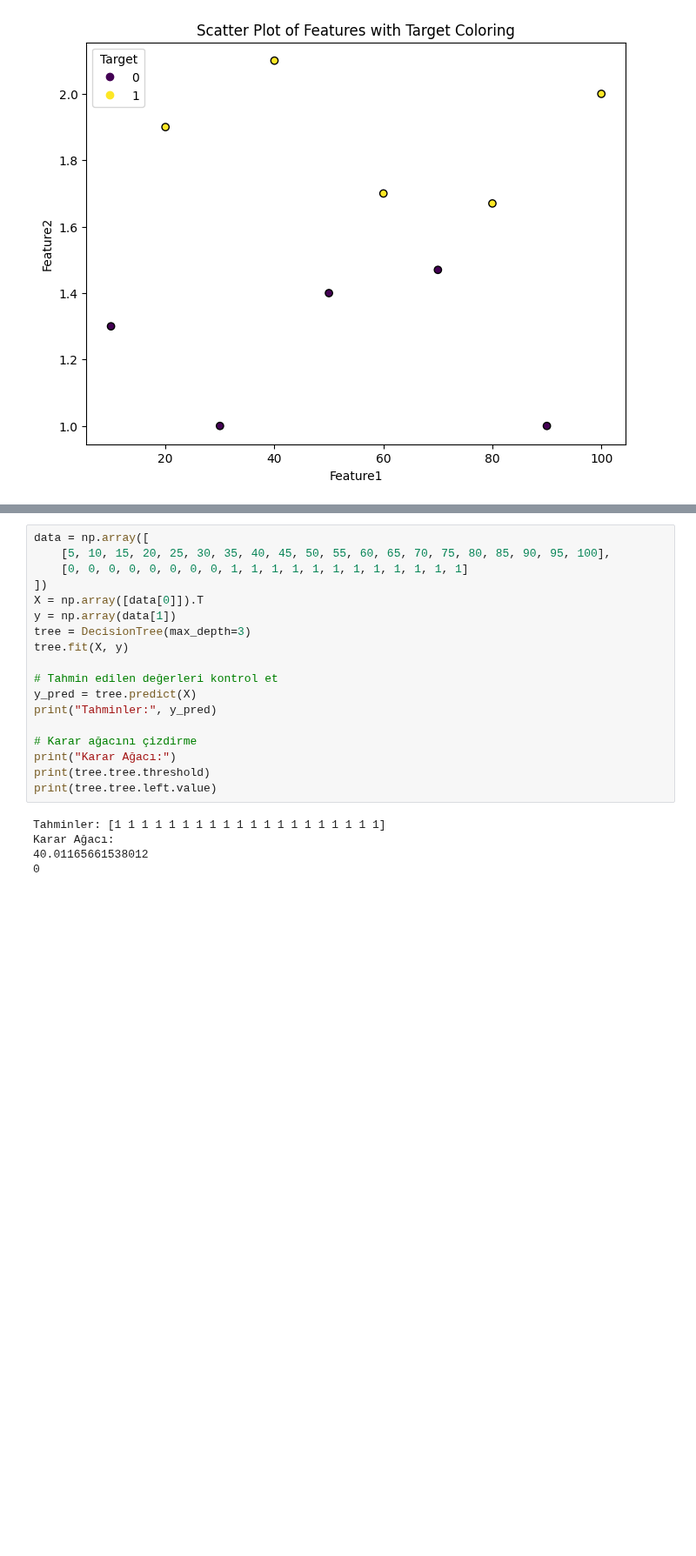
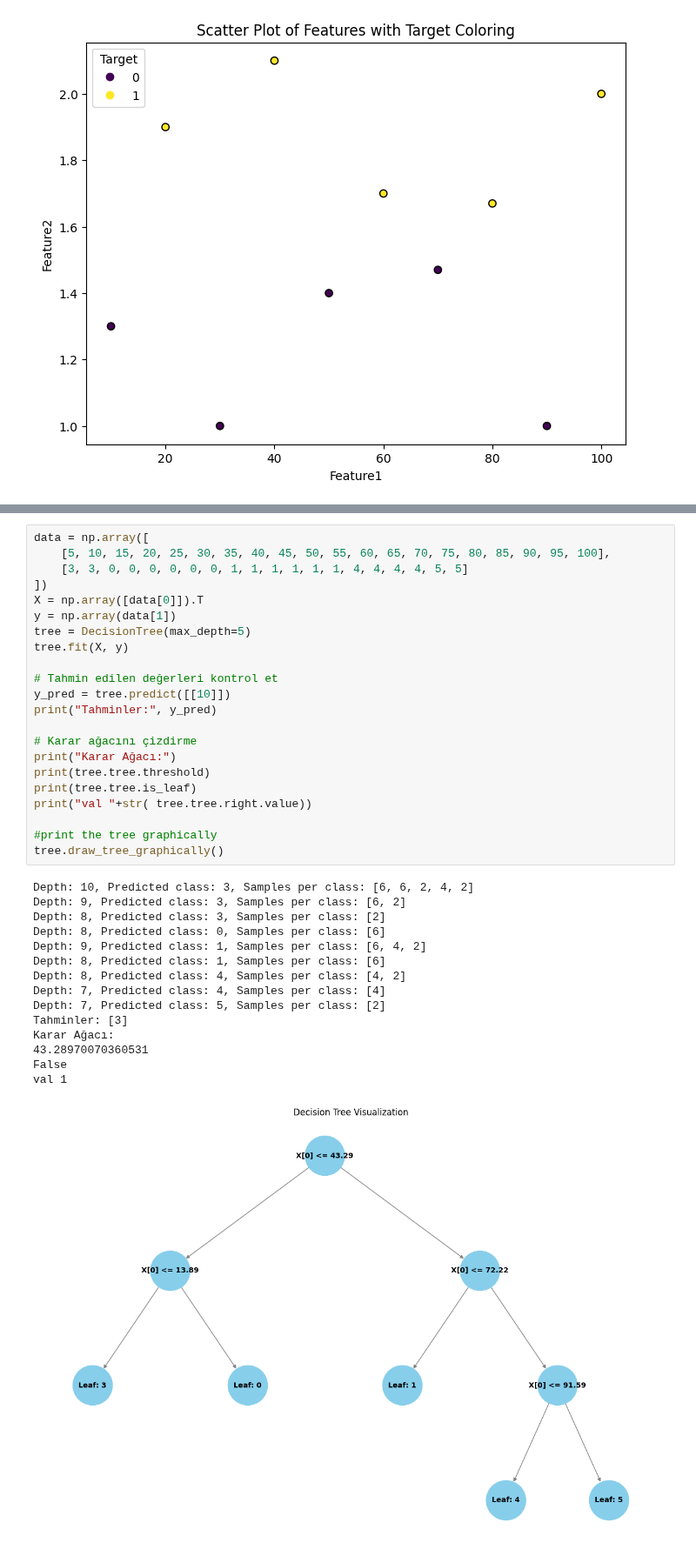
Before and after one commit to fouad1233/machine_learning_tutorials, a Jupyter notebook: 005_descison_tree/main.ipynb, the cells around one changed output, grey strips where cells are left out. Shown at 87% size. Cells and saved outputs as stored; diff of their text form; blank space fills up the shorter version.

Commit message:
The desicion tree work for 1D successfully with visualization

```diff
--- a/005_descison_tree/main.ipynb
+++ b/005_descison_tree/main.ipynb
@@ -174,23 +206,38 @@ class DecisionTree:
 # %%
 data = np.array([
     [5, 10, 15, 20, 25, 30, 35, 40, 45, 50, 55, 60, 65, 70, 75, 80, 85, 90, 95, 100],
-    [0, 0, 0, 0, 0, 0, 0, 0, 1, 1, 1, 1, 1, 1, 1, 1, 1, 1, 1, 1]
+    [3, 3, 0, 0, 0, 0, 0, 0, 1, 1, 1, 1, 1, 1, 4, 4, 4, 4, 5, 5]
 ])
 X = np.array([data[0]]).T
 y = np.array(data[1])
-tree = DecisionTree(max_depth=3)
+tree = DecisionTree(max_depth=5)
 tree.fit(X, y)
 
 # Tahmin edilen değerleri kontrol et
-y_pred = tree.predict(X)
+y_pred = tree.predict([[10]])
 print("Tahminler:", y_pred)
 
 # Karar ağacını çizdirme
 print("Karar Ağacı:")
 print(tree.tree.threshold)
-print(tree.tree.left.value)
+print(tree.tree.is_leaf)
+print("val "+str( tree.tree.right.value))
+
+#print the tree graphically
+tree.draw_tree_graphically()
 # %% [output]
-Tahminler: [1 1 1 1 1 1 1 1 1 1 1 1 1 1 1 1 1 1 1 1]
+Depth: 10, Predicted class: 3, Samples per class: [6, 6, 2, 4, 2]
+Depth: 9, Predicted class: 3, Samples per class: [6, 2]
+Depth: 8, Predicted class: 3, Samples per class: [2]
+Depth: 8, Predicted class: 0, Samples per class: [6]
+Depth: 9, Predicted class: 1, Samples per class: [6, 4, 2]
+Depth: 8, Predicted class: 1, Samples per class: [6]
+Depth: 8, Predicted class: 4, Samples per class: [4, 2]
+Depth: 7, Predicted class: 4, Samples per class: [4]
+Depth: 7, Predicted class: 5, Samples per class: [2]
+Tahminler: [3]
 Karar Ağacı:
-40.01165661538012
-0
+43.28970070360531
+False
+val 1
+[figure, added]
```
Also changed, not shown: parts of 1 cell of this notebook.
